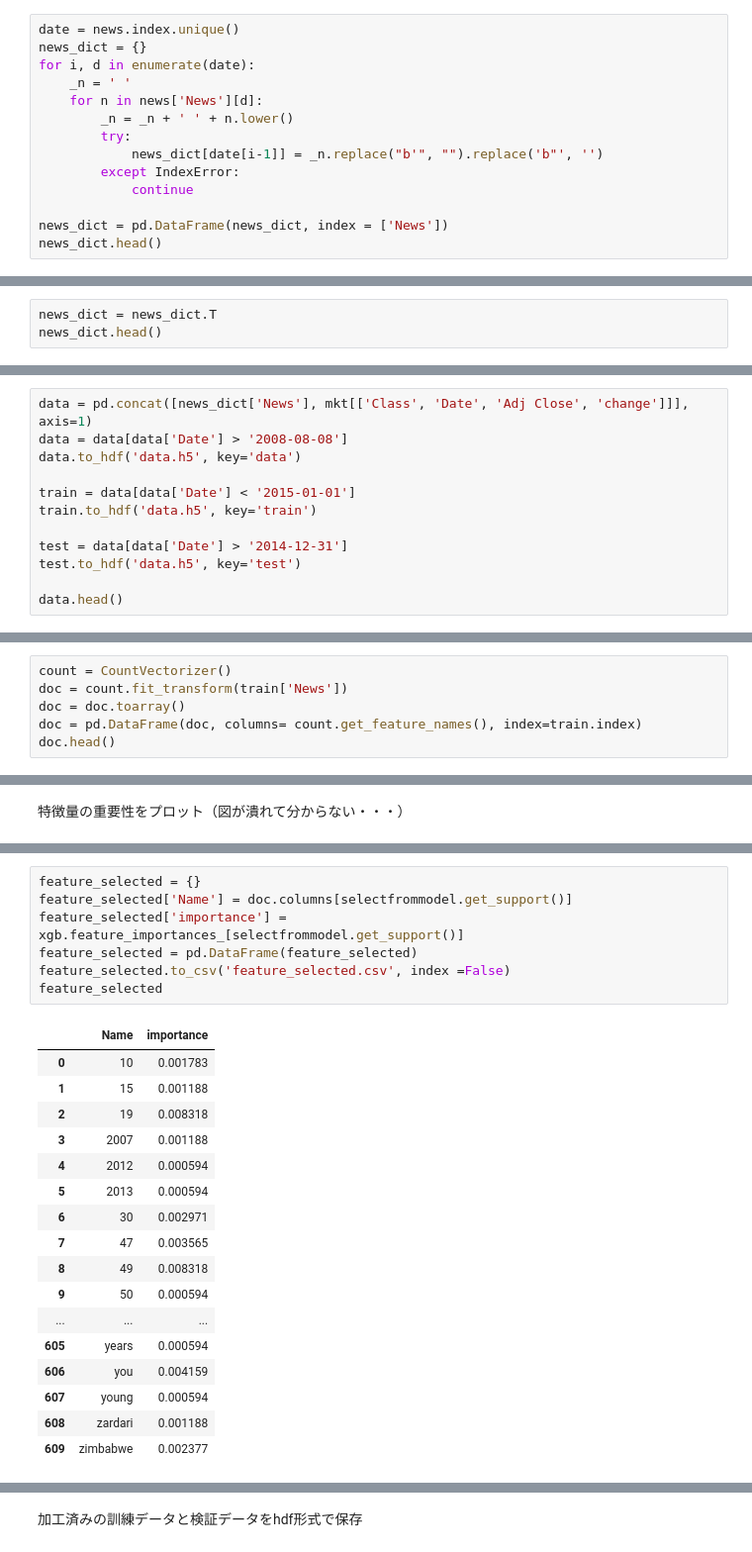
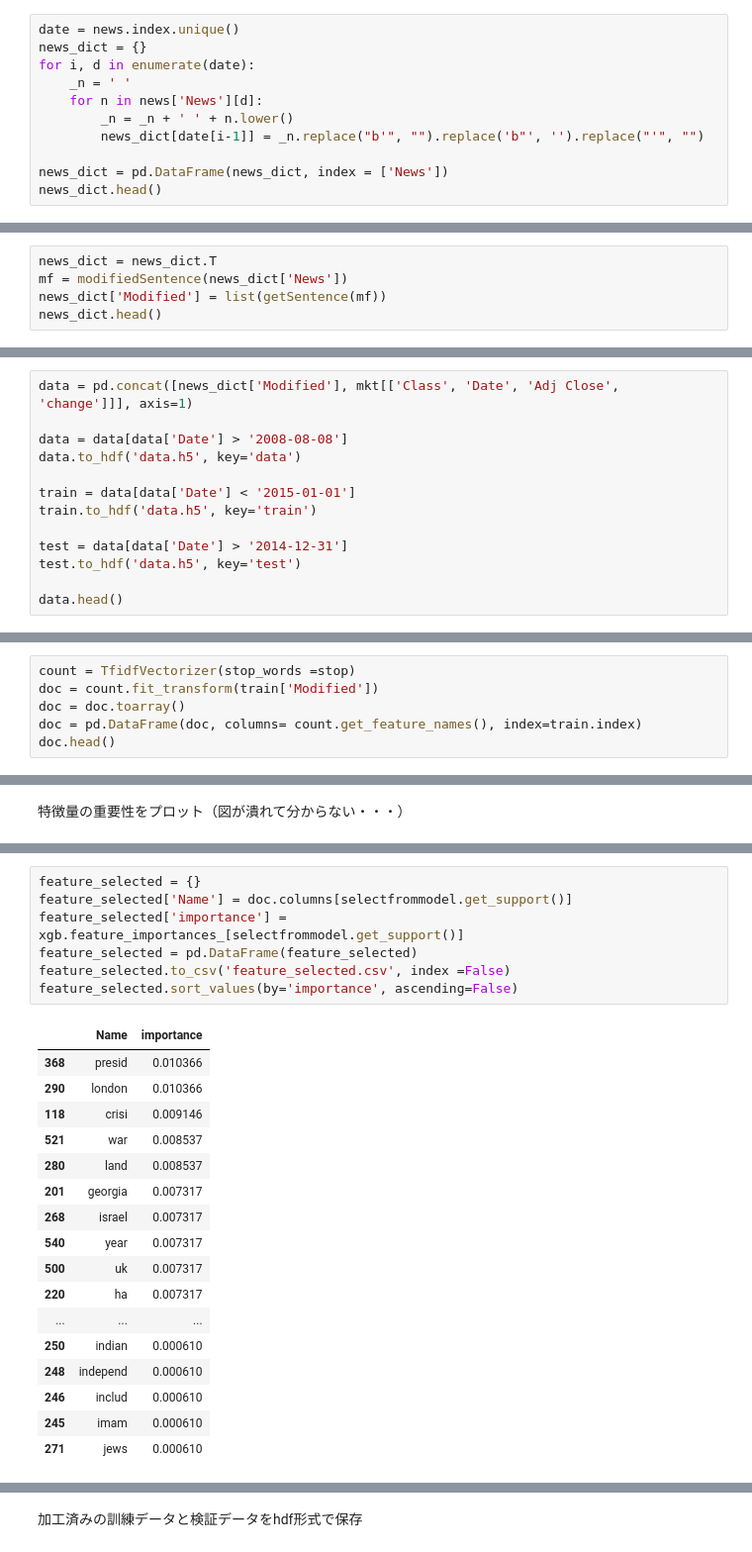
Before and after one commit to MitsuruFujiwara/StockNews, a Jupyter notebook: CheckData.ipynb, the cells around one changed output, grey strips where cells are left out. Shown at 99% size. Saved outputs shown, nothing was run; the diff lists cells and outputs as text.

```diff
--- a/CheckData.ipynb
+++ b/CheckData.ipynb
@@ -122,10 +146,7 @@ for i, d in enumerate(date):
     _n = ' '
     for n in news['News'][d]:
         _n = _n + ' ' + n.lower()
-        try:
-            news_dict[date[i-1]] = _n.replace("b'", "").replace('b"', '')
-        except IndexError:
-            continue
+        news_dict[date[i-1]] = _n.replace("b'", "").replace('b"', '').replace("'", "")
 
 news_dict = pd.DataFrame(news_dict, index = ['News'])
 news_dict.head()
@@ -136,4 +159,6 @@ news_dict.head()
 # %%
 news_dict = news_dict.T
+mf = modifiedSentence(news_dict['News'])
+news_dict['Modified'] = list(getSentence(mf))
 news_dict.head()
 # %% [output]
@@ -170,7 +195,8 @@ plt.savefig('wc20160624.eps')
 訓練データと検証データを分離する。
 mktとnews_dictを結合した後、2014/12/31以前を訓練データ、2015/1/1以降を検証データにする。
 # %%
-data = pd.concat([news_dict['News'], mkt[['Class', 'Date', 'Adj Close', 'change']]], axis=1)
+data = pd.concat([news_dict['Modified'], mkt[['Class', 'Date', 'Adj Close', 'change']]], axis=1)
+
 data = data[data['Date'] > '2008-08-08']
 data.to_hdf('data.h5', key='data')
 
@@ -192,8 +218,8 @@ data.head()
 単語を特徴ベクトルに変換する。
 CountVectorizerを使い、生の出現頻度をベクトル化
 # %%
-count = CountVectorizer()
-doc = count.fit_transform(train['News'])
+count = TfidfVectorizer(stop_words =stop)
+doc = count.fit_transform(train['Modified'])
 doc = doc.toarray()
 doc = pd.DataFrame(doc, columns= count.get_feature_names(), index=train.index)
 doc.head()
@@ -258,25 +283,25 @@ toやforなどが上位に入っているため、ベクトル化の際にTF-IDF
 # %%
 feature_selected = {}
 feature_selected['Name'] = doc.columns[selectfrommodel.get_support()]
 feature_selected['importance'] = xgb.feature_importances_[selectfrommodel.get_support()]
 feature_selected = pd.DataFrame(feature_selected)
 feature_selected.to_csv('feature_selected.csv', index =False)
-feature_selected
+feature_selected.sort_values(by='importance', ascending=False)
 # %% [output]
 |  | Name | importance |
-| 0 | 10 | 0.001783 |
-| 1 | 15 | 0.001188 |
-| 2 | 19 | 0.008318 |
-| 3 | 2007 | 0.001188 |
-| 4 | 2012 | 0.000594 |
-| 5 | 2013 | 0.000594 |
-| 6 | 30 | 0.002971 |
-| 7 | 47 | 0.003565 |
-| 8 | 49 | 0.008318 |
-| 9 | 50 | 0.000594 |
+| 368 | presid | 0.010366 |
+| 290 | london | 0.010366 |
+| 118 | crisi | 0.009146 |
+| 521 | war | 0.008537 |
+| 280 | land | 0.008537 |
+| 201 | georgia | 0.007317 |
+| 268 | israel | 0.007317 |
+| 540 | year | 0.007317 |
+| 500 | uk | 0.007317 |
+| 220 | ha | 0.007317 |
 | ... | ... | ... |
-| 605 | years | 0.000594 |
-| 606 | you | 0.004159 |
-| 607 | young | 0.000594 |
-| 608 | zardari | 0.001188 |
-| 609 | zimbabwe | 0.002377 |
+| 250 | indian | 0.000610 |
+| 248 | independ | 0.000610 |
+| 246 | includ | 0.000610 |
+| 245 | imam | 0.000610 |
+| 271 | jews | 0.000610 |
```
Also changed, not shown: parts of 30 cells of this notebook, 6 other files.
